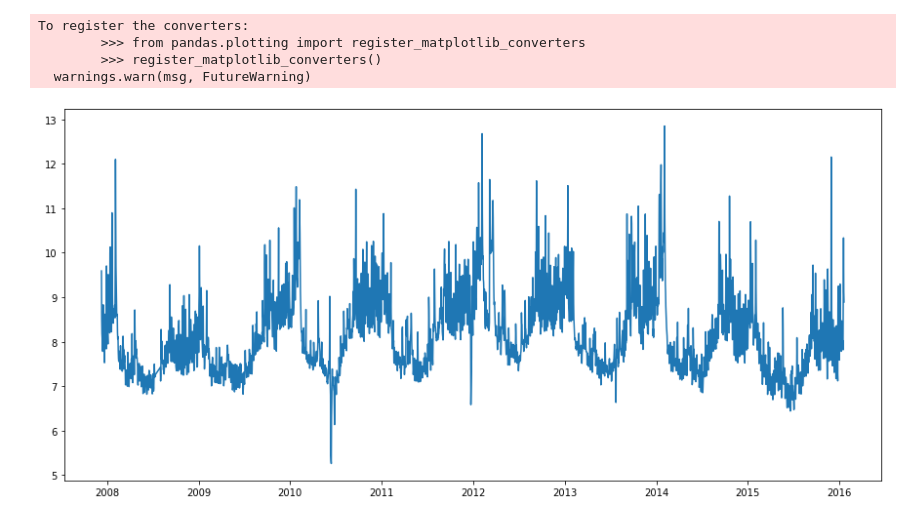
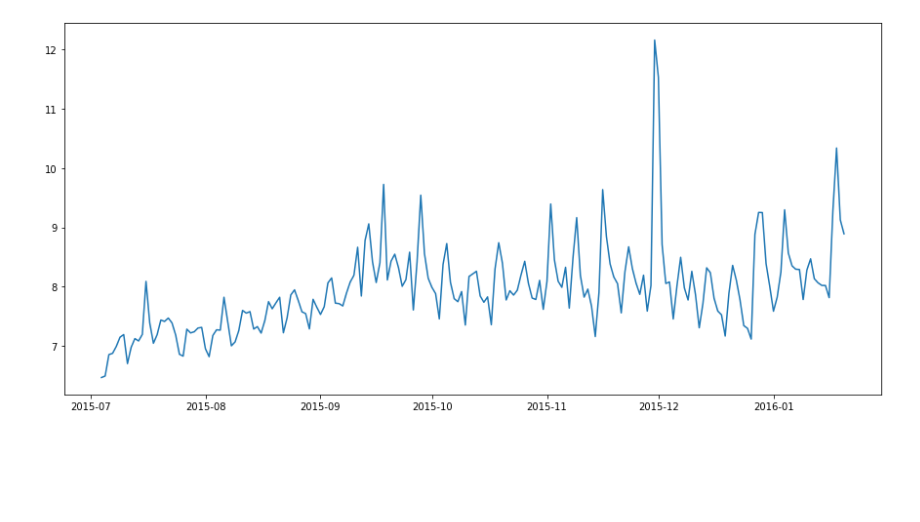
Before and after one commit to bshabashFD/Chronos, a Jupyter notebook: prototype.ipynb, the cells around one changed output. Cells and saved outputs as stored; diff of their text form; code cells hidden in the pictures; blank space fills up the shorter version.

```diff
--- a/prototype.ipynb
+++ b/prototype.ipynb
@@ -8,3 +8,5 @@ import matplotlib.pyplot as plt
 df = pd.read_csv('data/prophetData.csv')
 df['ds'] = pd.to_datetime(df['ds'])
 df.head()
+df = df[-200:]
+#df['y'] = df['y']*100
@@ -18,10 +13,6 @@ df.head()
 # %%
 plt.figure(figsize=(15,7))
-plt.plot(df.ds, df.y)
+plt.plot(df['ds'], df['y'])
 plt.show();
 # %% [output]
-To register the converters:
-        >>> from pandas.plotting import register_matplotlib_converters
-        >>> register_matplotlib_converters()
-  warnings.warn(msg, FutureWarning)
-[figure, old version]
+[figure, new version]
```
Also changed, not shown: parts of 14 cells of this notebook, 1 other file.
